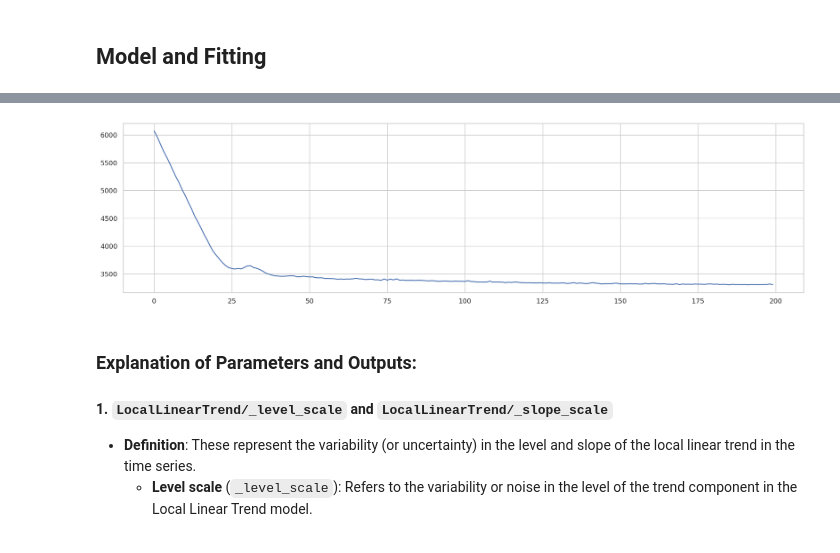
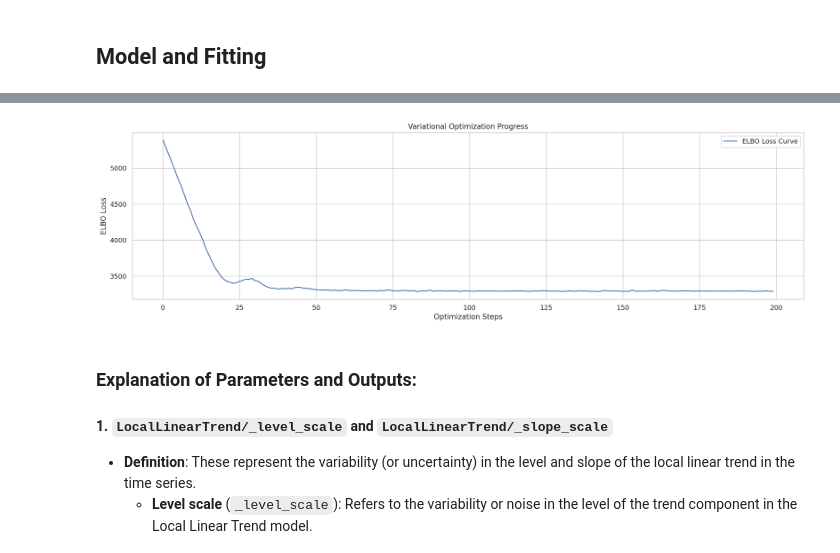
Before and after one commit to vikranth1000/tutorials, a Jupyter notebook: tutorial_tensorflow/src/tutorial_tensorflow.ipynb, the cells around one changed output, grey strips where cells are left out. Cells and saved outputs as stored; diff of their text form; code cells hidden in the pictures.

```diff
--- a/tutorial_tensorflow/src/tutorial_tensorflow.ipynb
+++ b/tutorial_tensorflow/src/tutorial_tensorflow.ipynb
@@ -114,18 +116,24 @@ y_trend = config["data"]["slope"] * time + config["data"]["intercept"]
 # Define the seasonality factor.
 seasonality_factor = 7
 # Generate seasonal effects with drift
-for t in range(p_weekly, len(dates)):
-    y_trend[t] = y_trend[t - seasonality_factor] + np.random.normal(0, config["data"]["drift_scale"])
+for t in range(seasonality_factor, len(dates), seasonality_factor):
+    y_trend[t] = y_trend[t - seasonality_factor] + np.random.normal(0, config["data"]["seasonal_drift_scale"])
+# # Generate seasonal effects with drift
+# seasonal_effects = np.zeros(len(dates))
+# for t in range(seasonality_factor, len(dates), seasonality_factor):
+#     seasonal_effects[t] = seasonal_effects[t - seasonality_factor] + np.random.normal(
+#         0, config["data"]["seasonal_drift_scale"]
+#     )
 # Define holidays impact.
 holiday_effect = np.zeros(len(dates))
 holiday_effect[np.isin(dates.date, pd.to_datetime(config["data"]["holidays_dates"]).date)] = config["data"]["holidays_impact"]
 # Define white noise.
-noise = np.random.normal(loc=0, scale=config["data"]["noise_sigma"], size=len(time))
+noise = np.random.normal(loc=0, scale=config["data"]["observational_noise_sigma"], size=len(time))
 # Add autoregressive behavior.
 y = np.zeros(len(time))
-y[0] = y_trend[0] + y_weekly_seasonality[0] + holiday_effect[0] + noise[0]
+y[0] = y_trend[0] + holiday_effect[0] + noise[0]
 for i in range(1, len(time)):
-    y[i] = config["data"]["phi"] * y[i-1] + y_trend[i] + y_weekly_seasonality[i] + holiday_effect[i] + noise[i]
+    y[i] = config["data"]["phi"] * y[i-1] + y_trend[i] + holiday_effect[i] + noise[i]
 df = pd.DataFrame({"ds": dates, "y": y})
 # Add lagged value of the target as a feature.
 df["y.lag1"] = df["y"].shift(1)
@@ -322,7 +287,7 @@ def plot_one_step_predictive(
 # %%
 start_date_filter = df["ds"] >= config["train_start_date"]
 end_date_filter = df["ds"] <= config["train_end_date"]
-df_train = df[start_date_filter & end_date_filter]
+df_train = df[start_date_filter & end_date_filter].reset_index(drop=True)
 _LOG.info(hpanda.df_to_str(df_train, log_level=logging.INFO))
 # %% [output]
 |  | ds | y | y.lag1 |
@@ -366,8 +331,8 @@ def build_model(observed_time_series: np.ndarray, holiday_features: np.ndarray)
     """
     trend = tfp.sts.LocalLinearTrend(observed_time_series=observed_time_series)
     day_of_week_effect = tfp.sts.Seasonal(
-        num_seasons=7,
-        num_steps_per_season=1,
+        num_seasons=config["model"]["num_seasons"],
+        num_steps_per_season=config["model"]["num_steps_per_season"],
         observed_time_series=observed_time_series,
         name="day_of_week_effect",
     )
@@ -377,6 +342,7 @@ def build_model(observed_time_series: np.ndarray, holiday_features: np.ndarray)
         name="autoregressive",
     )
     # Using example of holiday indicators https://www.tensorflow.org/probability/api_docs/python/tfp/sts/LinearRegression
+    # TODO(Sonaal) : Adding holiday_effect in model is throwing some error during forecast.
     holiday_effect = tfp.sts.LinearRegression(
          design_matrix=holiday_features,
          name='holiday_effect'
@@ -384,17 +350,18 @@ def build_model(observed_time_series: np.ndarray, holiday_features: np.ndarray)
 
     # Combine components into a single model
     model = tfp.sts.Sum(
-        [trend, day_of_week_effect, autoregressive],
+        [trend, day_of_week_effect, autoregressive, holiday_effect],
         observed_time_series=observed_time_series,
     )
     return model
 # %%
-# Generate a date range for the entire period
-all_dates = pd.date_range(start=config["train_start_date"], end=config["train_end_date"])
-# Extract holiday dates from the configuration
+# Generate a date range for the entire period.
+all_dates = pd.date_range(start=config["train_start_date"], end=config["test_end_date"])
+# Extract holiday dates from the configuration.
 holiday_dates = pd.to_datetime(config["data"]["holidays_dates"])
 holiday_features = np.isin(all_dates, holiday_dates).astype(float)
 holiday_indicators = np.zeros((len(all_dates), len(holiday_dates)))
+# For each date we create a one hot vector.
 for i, holiday in enumerate(holiday_dates):
     holiday_indicators[:, i] = (all_dates == holiday).astype(int)
 _LOG.info("holdiay features = %s, shape = %s", holiday_indicators, holiday_indicators.shape)
@@ -481,7 +448,12 @@ elbo_loss_curve = tfp.vi.fit_surrogate_posterior(
     optimizer=tf_keras.optimizers.Adam(learning_rate=config["model"]["learning_rate"]),
     num_steps=num_variational_steps,
     jit_compile=True)
-plt.plot(elbo_loss_curve)
+plt.plot(elbo_loss_curve, label="ELBO Loss Curve")
+plt.xlabel("Optimization Steps")
+plt.ylabel("ELBO Loss")
+plt.title("Variational Optimization Progress")
+plt.legend()
+plt.grid(True)
 plt.show()
 
 # Draw samples from the variational posterior.
@@ -492,4 +468,4 @@ WARNING 5 out of the last 5 calls to <function _minimize_common.<locals>.run_jit
-[figure, old version]
+[figure, new version]
 # %% [markdown]
 ### Explanation of Parameters and Outputs:
 
```
Also changed, not shown: parts of 23 cells of this notebook, 1 other file.
